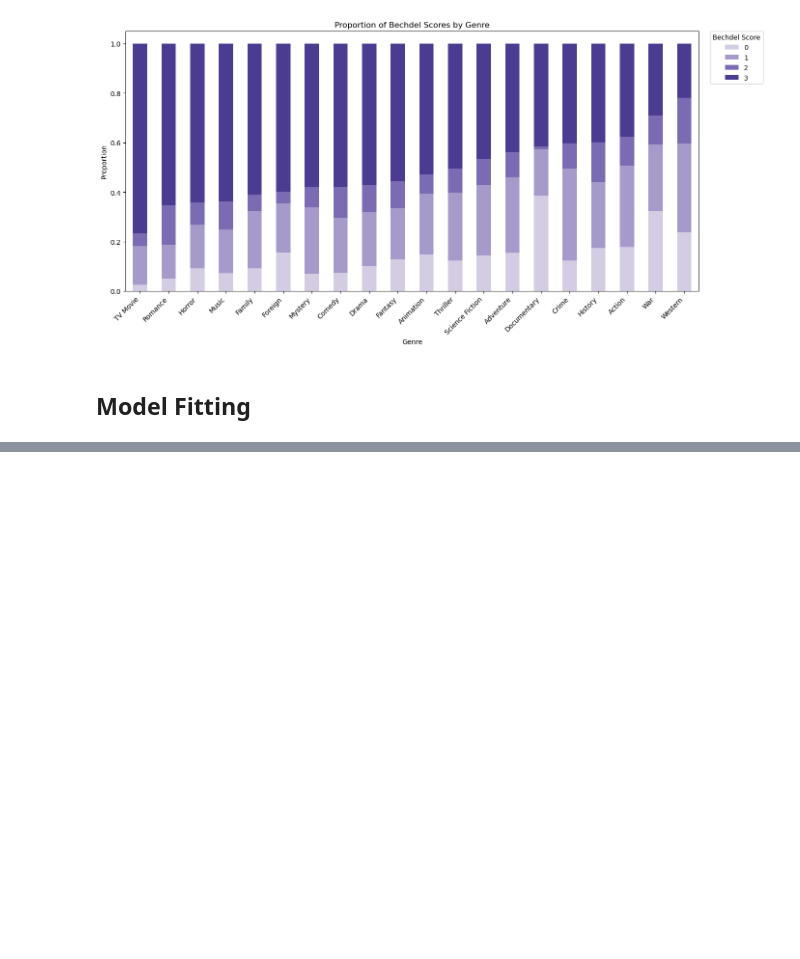
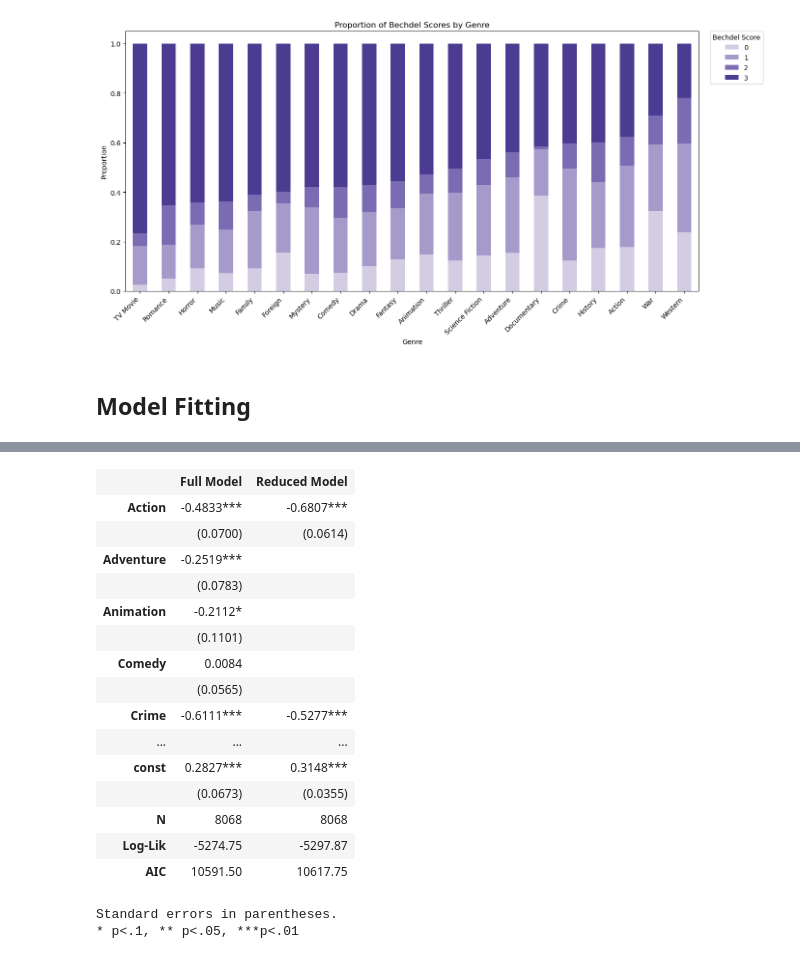
Before and after one commit to 80line/Bechdel_Test_Films, a Jupyter notebook: bechdel_test_films.ipynb, the cells around one changed output, grey strips where cells are left out. Saved outputs shown, nothing was run; the diff lists cells and outputs as text; code cells hidden in the pictures; blank space fills up the shorter version.

```diff
--- a/bechdel_test_films.ipynb
+++ b/bechdel_test_films.ipynb
@@ -662,0 +580,35 @@ sns.barplot(data = df_coefs, y = 'Feature', x = 'coefficient')
+# %%
+# Compare model summary
+from statsmodels.iolib.summary2 import summary_col
+
+summary = summary_col(
+    results=[full_genres_mod, reduced_genres_mod],
+    model_names=['Full Model', 'Reduced Model'],
+    stars=True,
+    info_dict={
+        'N': lambda x: f"{int(x.nobs)}",
+        'Log-Lik': lambda x: f"{x.llf:.2f}",
+        'AIC': lambda x: f"{x.aic:.2f}"
+    }
+)
+
+summary
+# %% [output]
+|  | Full Model | Reduced Model |
+| Action | -0.4833*** | -0.6807*** |
+|  | (0.0700) | (0.0614) |
+| Adventure | -0.2519*** |  |
+|  | (0.0783) |  |
+| Animation | -0.2112* |  |
+|  | (0.1101) |  |
+| Comedy | 0.0084 |  |
+|  | (0.0565) |  |
+| Crime | -0.6111*** | -0.5277*** |
+| ... | ... | ... |
+| const | 0.2827*** | 0.3148*** |
+|  | (0.0673) | (0.0355) |
+| N | 8068 | 8068 |
+| Log-Lik | -5274.75 | -5297.87 |
+| AIC | 10591.50 | 10617.75 |
+Standard errors in parentheses.
+* p<.1, ** p<.05, ***p<.01
```
Also changed, not shown: parts of 22 cells of this notebook.
